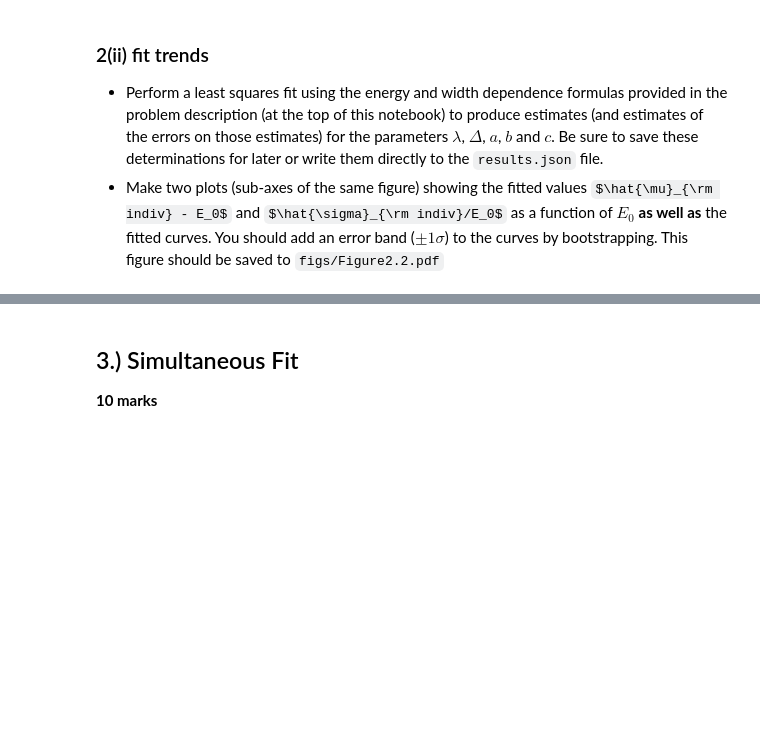
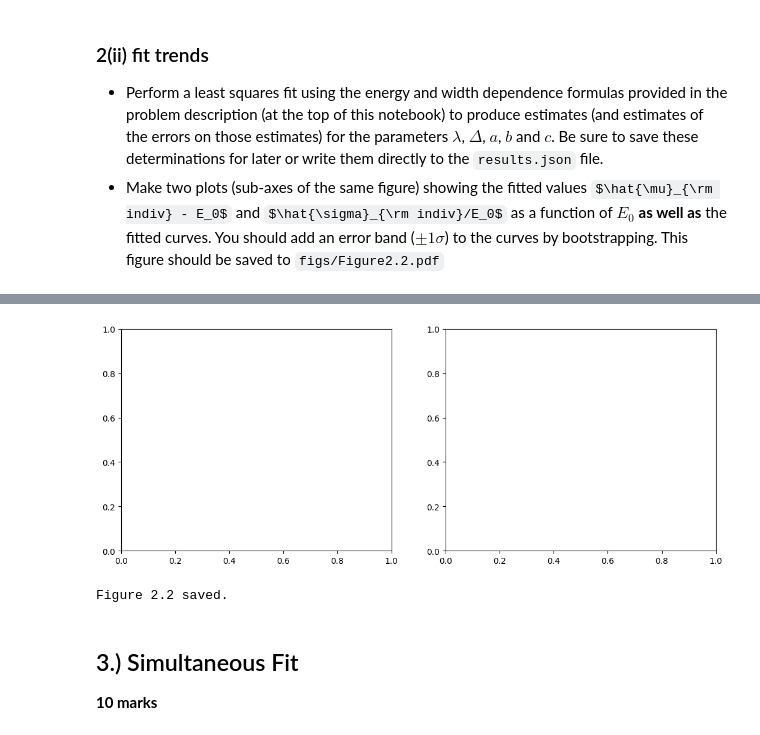
Before and after one commit to BasiaKoch/S1_coursework, a Jupyter notebook: notebooks/solution.ipynb, the cells around one changed output, grey strips where cells are left out. Cells and saved outputs as stored; diff of their text form; code cells hidden in the pictures; some formulas as TeX source; blank space fills up the shorter version.

```diff
--- a/notebooks/solution.ipynb
+++ b/notebooks/solution.ipynb
@@ -276,43 +285,15 @@ results.update('individual_fits',
 # %%
 fig, ax = plt.subplots(1, 2, figsize=(12.8, 4.8))
 
-# Create fine grid for smooth curves
-e0_smooth = np.linspace(e0_values.min(), e0_values.max(), 100)
+# TODO: Add fitted trends with bootstrap error bands
 
-# Left plot: μ_indiv - E0 (rescaled mean)
-rescaled_mean_indiv = indiv_fits_df['mu'].values - indiv_fits_df['E0'].values
-rescaled_mean_fit = mean_energy_model(e0_smooth, lambda_indiv, delta_indiv) - e0_smooth
-
-ax[0].errorbar(indiv_fits_df['E0'], rescaled_mean_indiv, yerr=indiv_fits_df['mu_err'],
-               fmt='ko', capsize=3, label='Individual fits')
-ax[0].plot(e0_smooth, rescaled_mean_fit, 'r-', linewidth=2,
-           label=f'Fit: λ={lambda_indiv:.4f}, Δ={delta_indiv:.4f}')
-ax[0].set_xlabel('$E_0$ [GeV]')
-ax[0].set_ylabel('$\\hat{\\mu}_{\\rm indiv} - E_0$ [GeV]')
-ax[0].legend()
-ax[0].grid(True, alpha=0.3)
-
-# Right plot: σ_indiv/E0 (relative width)
-relative_width_indiv = indiv_fits_df['sigma'].values / indiv_fits_df['E0'].values
-relative_width_err_indiv = indiv_fits_df['sigma_err'].values / indiv_fits_df['E0'].values
-relative_width_fit = width_energy_model(e0_smooth, a_indiv, b_indiv, c_indiv) / e0_smooth
-
-ax[1].errorbar(indiv_fits_df['E0'], relative_width_indiv, yerr=relative_width_err_indiv,
-               fmt='ko', capsize=3, label='Individual fits')
-ax[1].plot(e0_smooth, relative_width_fit, 'b-', linewidth=2,
-           label=f'Fit: a={a_indiv:.4f}, b={b_indiv:.4f}, c={c_indiv:.4f}')
-ax[1].set_xlabel('$E_0$ [GeV]')
-ax[1].set_ylabel('$\\hat{\\sigma}_{\\rm indiv} / E_0$')
-ax[1].legend()
-ax[1].grid(True, alpha=0.3)
-
-# TODO: Add bootstrap error bands (will be done in Section 4)
-
-fig.tight_layout()
 fig.savefig('../figs/Figure2.2.pdf')
 plt.show()
 
 print("Figure 2.2 saved.")
+# %% [output]
+[figure, added]
+Figure 2.2 saved.
 # %% [markdown]
 ## 3.) Simultaneous Fit
 **10 marks**
```
Also changed, not shown: parts of 19 cells of this notebook, 16 other files.
